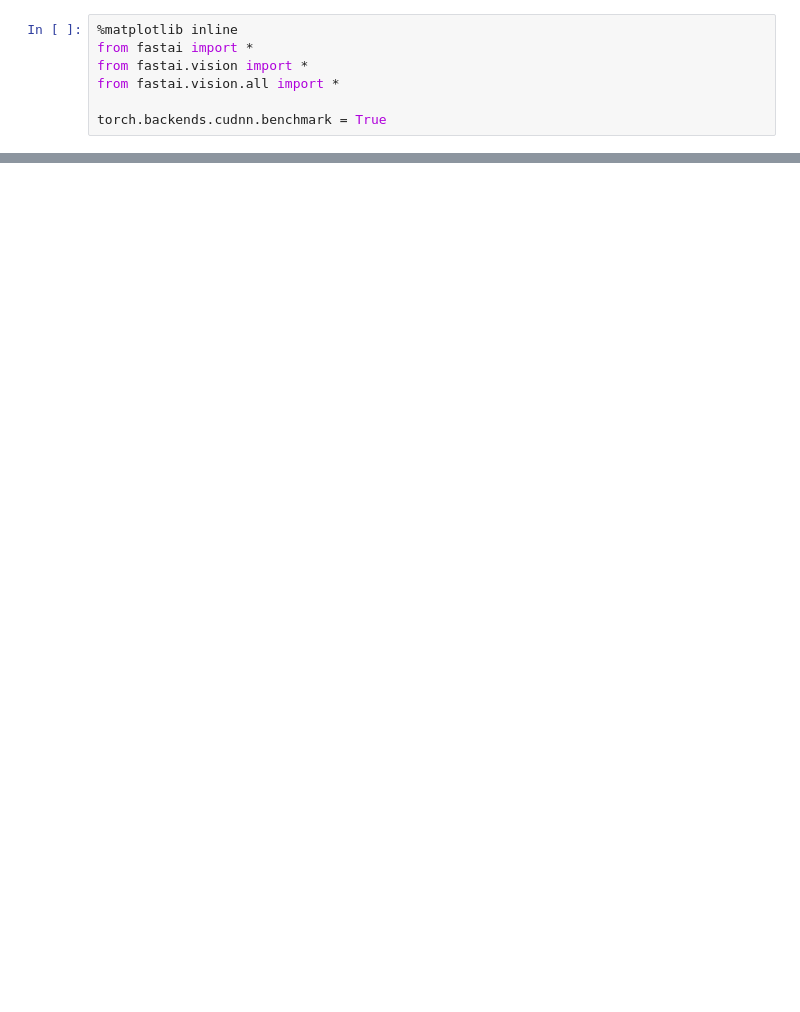
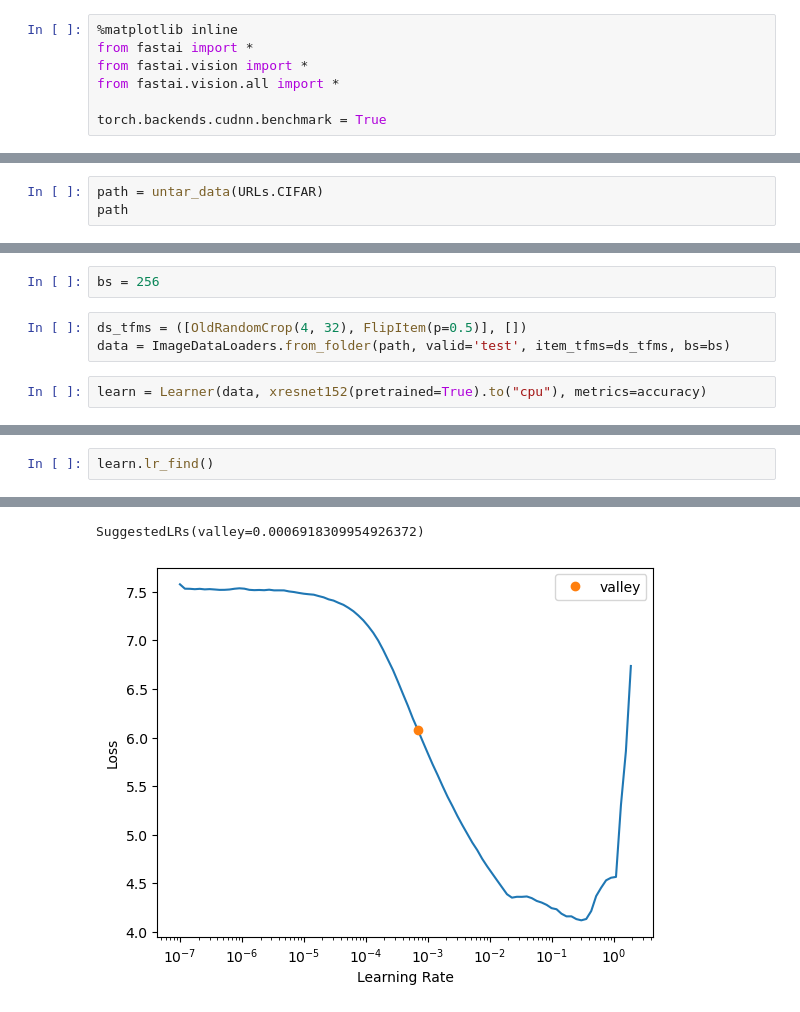
Before and after one commit to flyinacres/MacGemma, a Jupyter notebook: cifar10-MPS.ipynb, the cells around one changed output, grey strips where cells are left out. Saved outputs shown, nothing was run; the diff lists cells and outputs as text; blank space fills up the shorter version.

Commit message:
First run of cifar test, attempting to use CPU only but GPU appears to be engaged.

```diff
--- a/cifar10-MPS.ipynb
+++ b/cifar10-MPS.ipynb
@@ -45,0 +56,3 @@ torch.cuda.is_available()
+# %%
+path = untar_data(URLs.CIFAR)
+path
@@ -45,0 +62,7 @@ torch.cuda.is_available()
+# %%
+bs = 256
+# %%
+ds_tfms = ([OldRandomCrop(4, 32), FlipItem(p=0.5)], [])
+data = ImageDataLoaders.from_folder(path, valid='test', item_tfms=ds_tfms, bs=bs)
+# %%
+learn = Learner(data, xresnet152(pretrained=True).to("cpu"), metrics=accuracy)
@@ -45,0 +72,3 @@ torch.cuda.is_available()
+# %%
+learn.lr_find()
+# %% [output]
@@ -45,0 +76,2 @@ torch.cuda.is_available()
+SuggestedLRs(valley=0.0006918309954926372)
+[figure, added]
```
Also changed, not shown: parts of 8 cells of this notebook.
